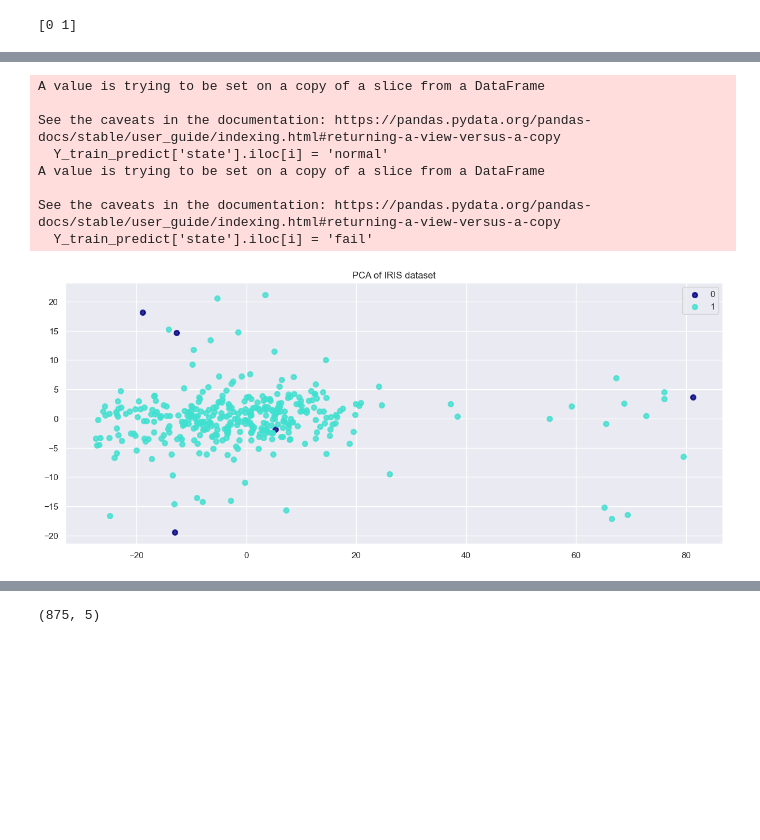
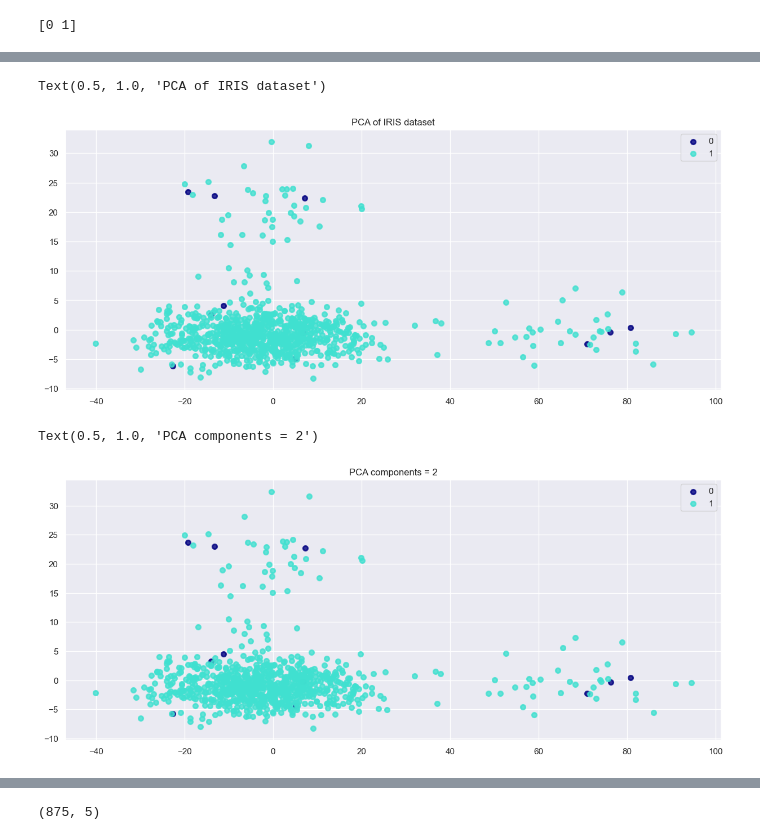
Before and after one commit to VGuoGavin/Anomaly_Detect-Forecast, a Jupyter notebook: CEG503.ipynb, the cells around one changed output, grey strips where cells are left out. Drawn from its saved outputs; the diff is of its cells as text; code cells hidden in the pictures; blank space fills up the shorter version.

```diff
--- a/CEG503.ipynb
+++ b/CEG503.ipynb
@@ -411,4 +426,4 @@ all_data
 # %%
-pca_state = pd.DataFrame()
-pca_state['datetime'] = all_data['datetime']
-pca_state['state'] = 'normal'
+maha_state = pd.DataFrame()
+maha_state['datetime'] = X_all_maha['datetime']
+maha_state['state'] = 'normal'
@@ -496,14 +472,0 @@ pca_state
-# %%
-X_all['state'] = 'normal'
-fail_pca = pd.DataFrame()
-for i in range(len(distance_all)):
-    if distance_all[i]<=threshold:
-        pca_state['state'].iloc[i] = 'normal'
-        #X_all['state'].iloc[i] = 'normal'
-    else:
-        pca_state['state'].iloc[i] = 'failure'
-
-        #X_all['state'].iloc[i] = 'failure'
-
-fail_pca['datetime'] = pd.to_datetime(pca_state[pca_state['state']=='failure']['datetime'])  #fail_dt[fail_dt['datetime'] <= train_tp]
-fail_pca = fail_pca.reset_index(drop=True)
@@ -561,9 +541,9 @@ X_train
 # %%
 from sklearn import preprocessing
 from sklearn.preprocessing import MinMaxScaler
-X = X_train[['volt', 'rotate', 'pressure', 'vibration']].values
-
-y = X_train["state"].values
+X = X_all[['volt', 'rotate', 'pressure', 'vibration']].values
+X_all['Maha_dis']  = distance_all
+y = X_all["state"].values
 le = preprocessing.LabelEncoder()
 le.fit(y)
 y = le.transform(y).T
@@ -685,9 +626,9 @@ Y_train_predict
 | 359 | 2015-05-31 15:00:00 | normal |
 360 rows × 2 columns
 # %%
-X = X_train[['volt', 'rotate', 'pressure', 'vibration','Maha_dis']].values
+X = X_all[['volt', 'rotate', 'pressure', 'vibration']].values
 
-Y = X_train["state"].values
+Y = X_all["state"].values
 le = preprocessing.LabelEncoder()
 le.fit(y)
 Y = le.transform(y).T
@@ -713,39 +654,33 @@ These two components cover 93.04% of the variance
 # %%
 plt.figure(figsize=(15,6))
 
 colors = ['navy', 'turquoise']
 lw = 2
 
 #plt.subplot(121)
 for color, i, target_name in zip(colors, [0, 1], target_names):
     plt.scatter(X_r[Y  == i, 0], X_r[Y  == i, 1], color=color, alpha=.8, lw=lw,
                 label=target_name)
 plt.legend(loc='best', shadow=False, scatterpoints=1)
 plt.title('PCA of IRIS dataset')
 
-for  i in range(len(Y)):
-    if Y[i] == 1:
-        Y_train_predict['state'].iloc[i] = 'normal'
-    else:
-        Y_train_predict['state'].iloc[i] = 'fail'
+#for  i in range(len(Y)):
+#    if Y[i] == 1:
+#        Y_train_predict['state'].iloc[i] = 'normal'
+#    else:
+#        Y_train_predict['state'].iloc[i] = 'fail'
+
 #plt.subplot(122)
 #for color, i, target_name in zip(colors, [0, 1], target_names):
 #    plt.scatter(X_r2[y == i, 0], X_r2[y == i, 1], alpha=.8, color=color,
 #                label=target_name)
 #plt.legend(loc='best', shadow=False, scatterpoints=1)
 #plt.title('LDA of IRIS dataset')
 
 #plt.show()
 # %% [output]
-A value is trying to be set on a copy of a slice from a DataFrame
-
-See the caveats in the documentation: https://pandas.pydata.org/pandas-docs/stable/user_guide/indexing.html#returning-a-view-versus-a-copy
-  Y_train_predict['state'].iloc[i] = 'normal'
-A value is trying to be set on a copy of a slice from a DataFrame
-
-See the caveats in the documentation: https://pandas.pydata.org/pandas-docs/stable/user_guide/indexing.html#returning-a-view-versus-a-copy
-  Y_train_predict['state'].iloc[i] = 'fail'
+Text(0.5, 1.0, 'PCA of IRIS dataset')
-[figure, old version]
+[figure, new version]
 # %%
 XX = X_all[['volt', 'rotate', 'pressure', 'vibration','Maha_dis']].values
 yy = true_state
@@ -752,0 +691,15 @@ res_all = pca.fit(XX).transform(XX)
+# %%
+plt.figure(figsize=(15,6))
+
+colors = ['navy', 'turquoise']
+lw = 2
+
+#plt.subplot(121)
+for color, i, target_name in zip(colors, [0, 1], target_names):
+    plt.scatter(XX_r[Y  == i, 0], XX_r[Y  == i, 1], color=color, alpha=.8, lw=lw,
+                label=target_name)
+plt.legend(loc='best', shadow=False, scatterpoints=1)
+plt.title('PCA components = 2')
+# %% [output]
+Text(0.5, 1.0, 'PCA components = 2')
+[figure, added]
```
Also changed, not shown: parts of 51 cells of this notebook, 9 other files.
